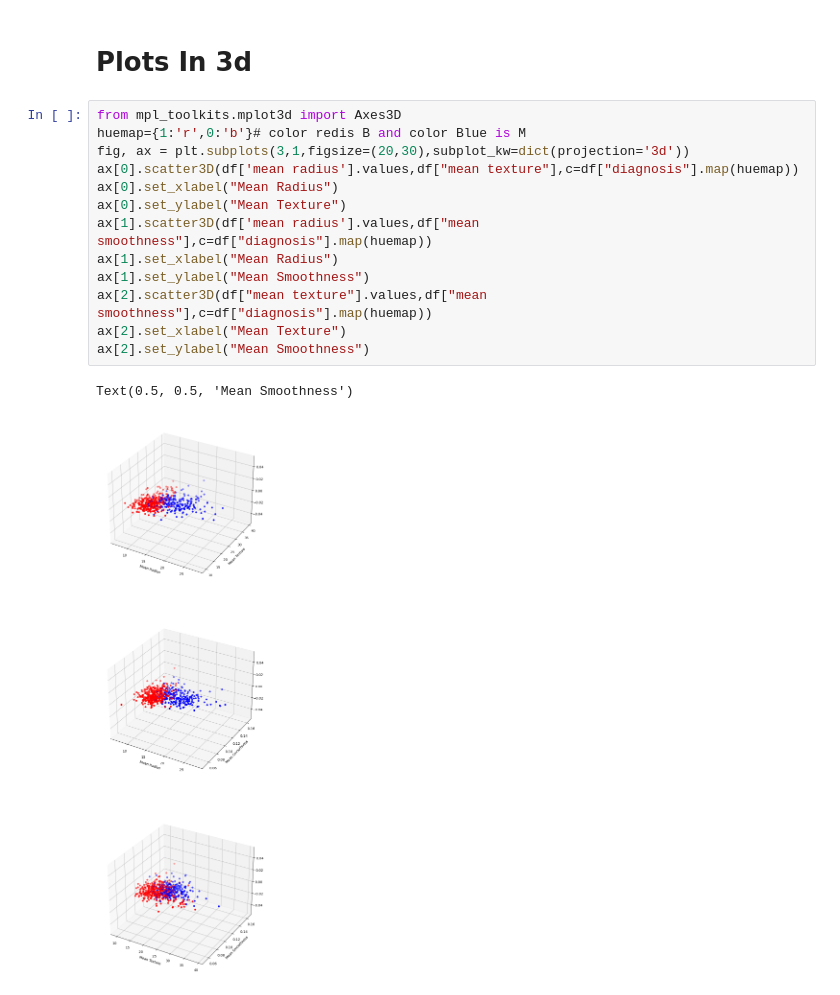
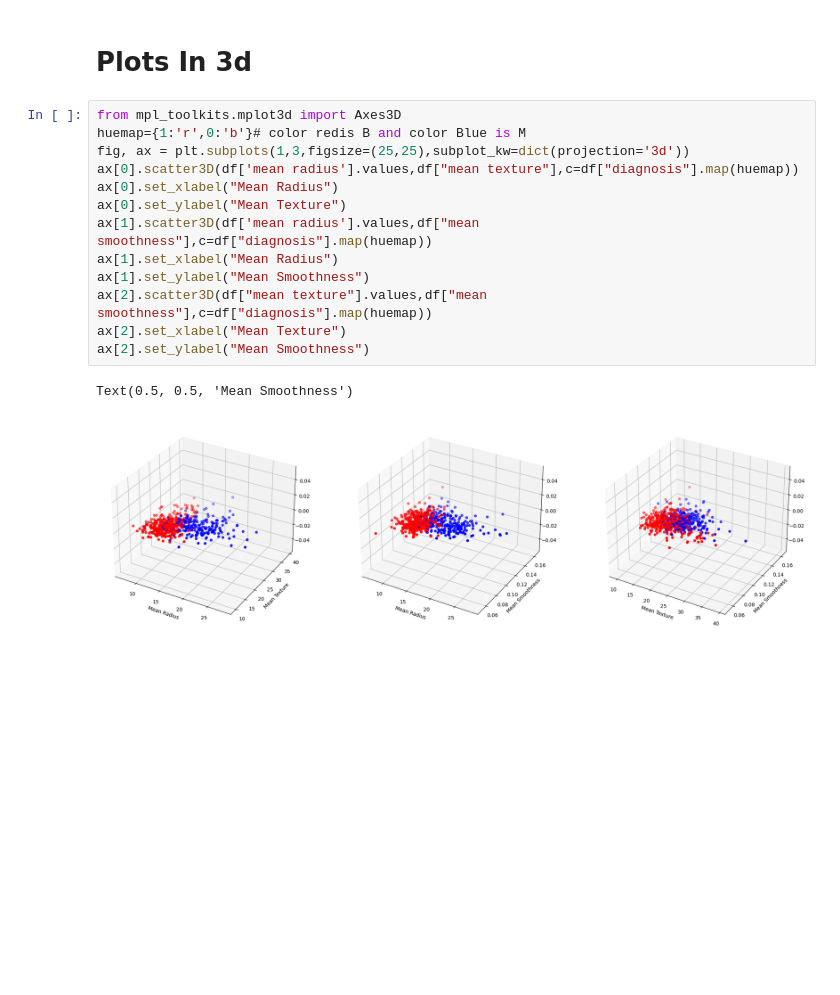
Before and after one commit to DevPro13/SVM_Visualization, a Jupyter notebook: SuportVectorMachineVisualizationWithBreastCancerDataset.ipynb, the cells around one changed output. Cells and saved outputs as stored; diff of their text form; blank space fills up the shorter version.

Commit message:
3d plots in subplots

```diff
--- a/SuportVectorMachineVisualizationWithBreastCancerDataset.ipynb
+++ b/SuportVectorMachineVisualizationWithBreastCancerDataset.ipynb
@@ -75,16 +75,16 @@ plt.show()
 # %%
 from mpl_toolkits.mplot3d import Axes3D
 huemap={1:'r',0:'b'}# color redis B and color Blue is M
-fig, ax = plt.subplots(3,1,figsize=(20,30),subplot_kw=dict(projection='3d'))
+fig, ax = plt.subplots(1,3,figsize=(25,25),subplot_kw=dict(projection='3d'))
 ax[0].scatter3D(df['mean radius'].values,df["mean texture"],c=df["diagnosis"].map(huemap))
 ax[0].set_xlabel("Mean Radius")
 ax[0].set_ylabel("Mean Texture")
 ax[1].scatter3D(df['mean radius'].values,df["mean smoothness"],c=df["diagnosis"].map(huemap))
 ax[1].set_xlabel("Mean Radius")
 ax[1].set_ylabel("Mean Smoothness")
 ax[2].scatter3D(df["mean texture"].values,df["mean smoothness"],c=df["diagnosis"].map(huemap))
 ax[2].set_xlabel("Mean Texture")
 ax[2].set_ylabel("Mean Smoothness")
 # %% [output]
 Text(0.5, 0.5, 'Mean Smoothness')
-[figure, old version]
+[figure, new version]
```
